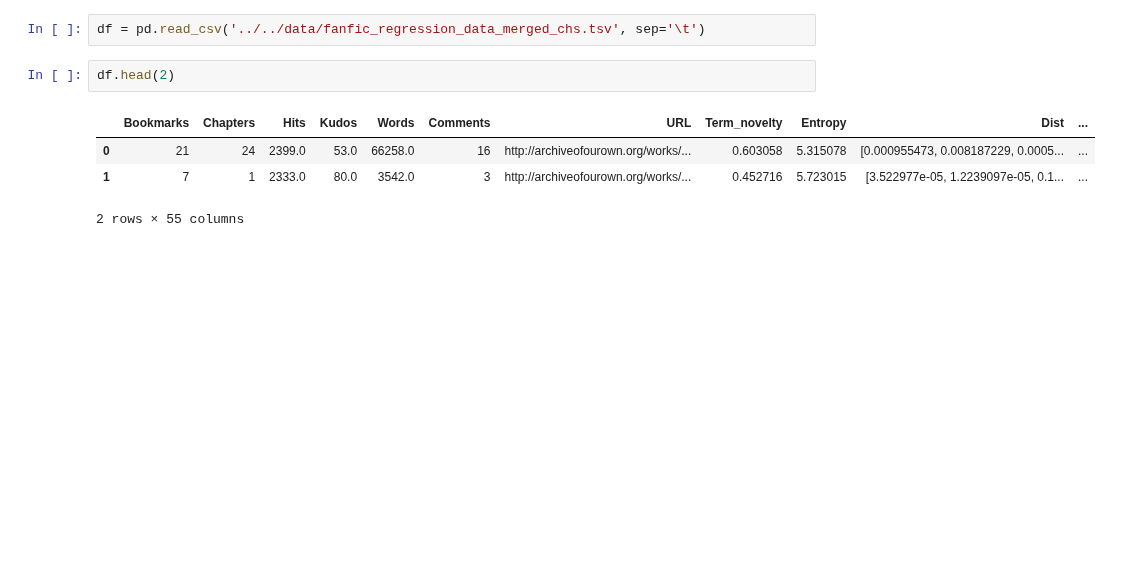
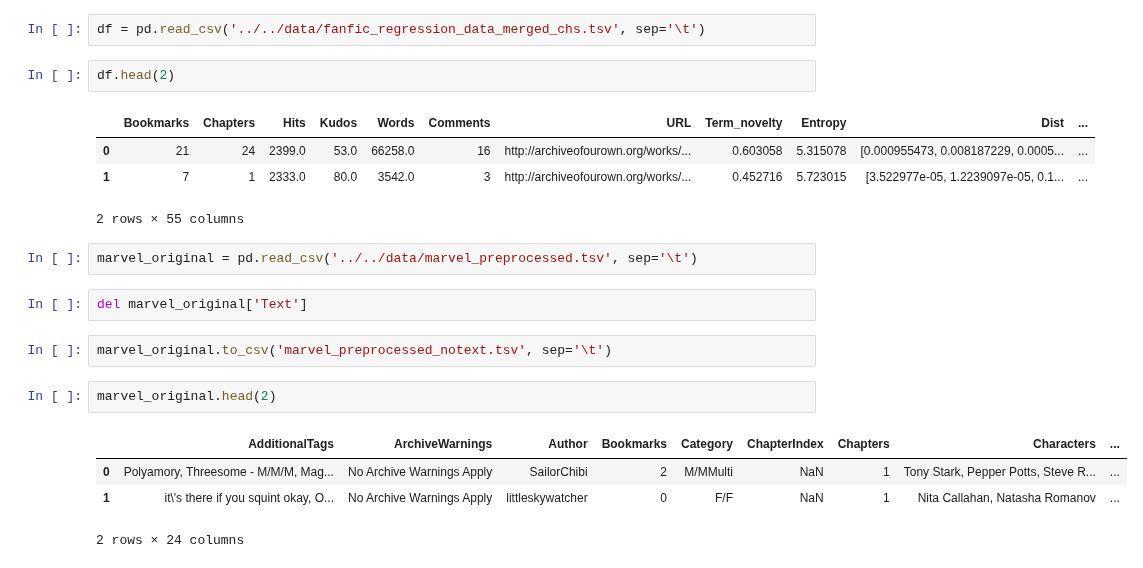
Before and after one commit to yzjing/ao3_old, a Jupyter notebook: exps/20190919_current_exps/high_novelty_histogram.ipynb, the cells around one changed output. Drawn from its saved outputs; the diff is of its cells as text; blank space fills up the shorter version.

```diff
--- a/exps/20190919_current_exps/high_novelty_histogram.ipynb
+++ b/exps/20190919_current_exps/high_novelty_histogram.ipynb
@@ -143,3 +167,16 @@ df.head(2)
 | 0 | 21 | 24 | 2399.0 | 53.0 | 66258.0 | 16 | http://archiveofourown.org/works/... | 0.603058 | 5.315078 | [0.000955473, 0.008187229, 0.0005... | ... |
 | 1 | 7 | 1 | 2333.0 | 80.0 | 3542.0 | 3 | http://archiveofourown.org/works/... | 0.452716 | 5.723015 | [3.522977e-05, 1.2239097e-05, 0.1... | ... |
 2 rows × 55 columns
+# %%
+marvel_original = pd.read_csv('../../data/marvel_preprocessed.tsv', sep='\t')
+# %%
+del marvel_original['Text']
+# %%
+marvel_original.to_csv('marvel_preprocessed_notext.tsv', sep='\t')
+# %%
+marvel_original.head(2)
+# %% [output]
+|  | AdditionalTags | ArchiveWarnings | Author | Bookmarks | Category | ChapterIndex | Chapters | Characters | ... |
+| 0 | Polyamory, Threesome - M/M/M, Mag... | No Archive Warnings Apply | SailorChibi | 2 | M/MMulti | NaN | 1 | Tony Stark, Pepper Potts, Steve R... | ... |
+| 1 | it\'s there if you squint okay, O... | No Archive Warnings Apply | littleskywatcher | 0 | F/F | NaN | 1 | Nita Callahan, Natasha Romanov | ... |
+2 rows × 24 columns
```
Also changed, not shown: parts of 7 cells of this notebook, 2 other files.
